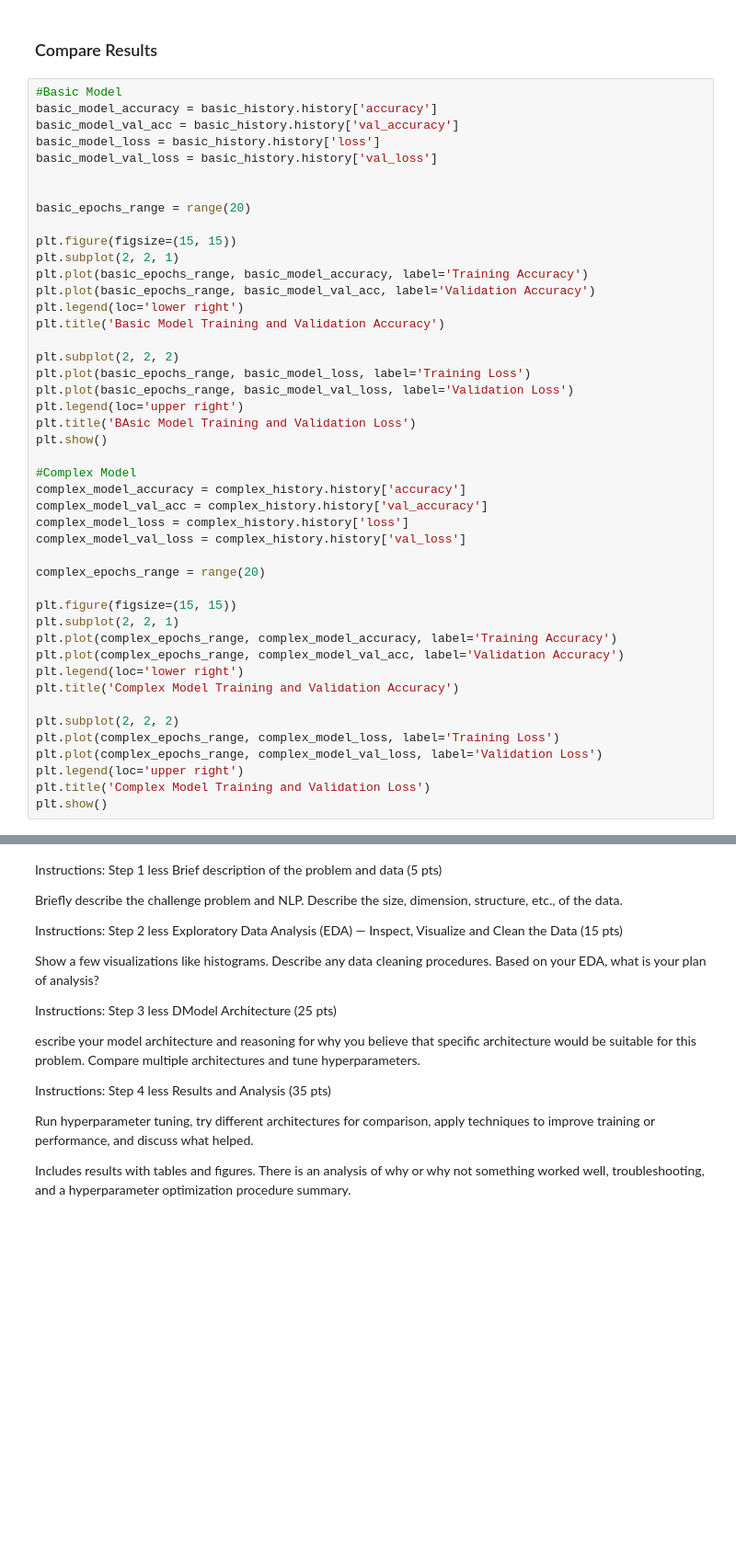
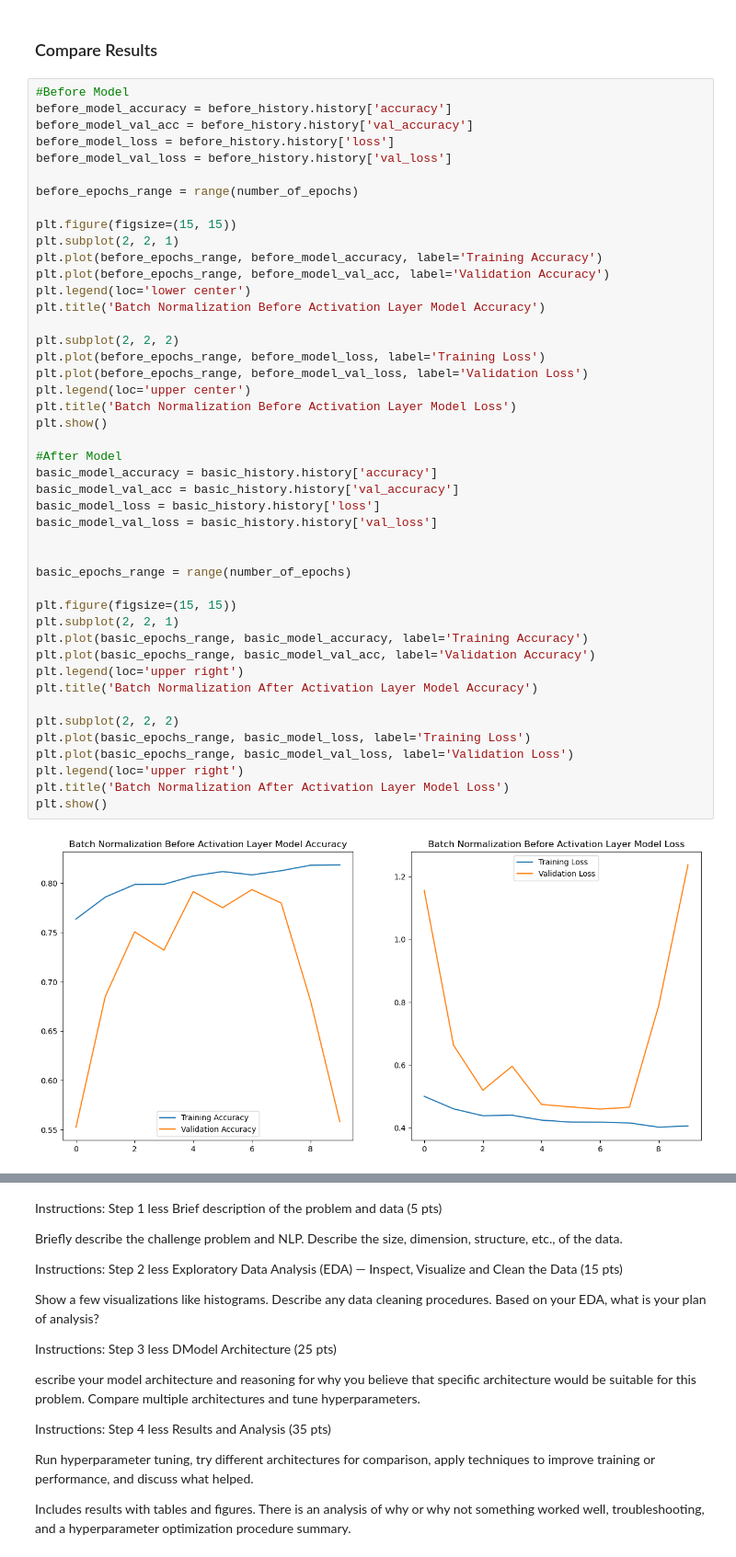
Before and after one commit to jmskeet/5511-Assignment-3, a Jupyter notebook: assignment3.ipynb, the cells around one changed output, grey strips where cells are left out. Shown: that part at 92% size. Cells and saved outputs as stored; diff of their text form; blank space fills up the shorter version.

```diff
--- a/assignment3.ipynb
+++ b/assignment3.ipynb
@@ -332,47 +375,49 @@ NameError: name 'train_generator' is not defined
 # %% [markdown]
 ### Compare Results
 # %%
-#Basic Model
+#Before Model
+before_model_accuracy = before_history.history['accuracy']
+before_model_val_acc = before_history.history['val_accuracy']
+before_model_loss = before_history.history['loss']
+before_model_val_loss = before_history.history['val_loss']
+
+before_epochs_range = range(number_of_epochs)
+
+plt.figure(figsize=(15, 15))
+plt.subplot(2, 2, 1)
+plt.plot(before_epochs_range, before_model_accuracy, label='Training Accuracy')
+plt.plot(before_epochs_range, before_model_val_acc, label='Validation Accuracy')
+plt.legend(loc='lower center')
+plt.title('Batch Normalization Before Activation Layer Model Accuracy')
+
+plt.subplot(2, 2, 2)
+plt.plot(before_epochs_range, before_model_loss, label='Training Loss')
+plt.plot(before_epochs_range, before_model_val_loss, label='Validation Loss')
+plt.legend(loc='upper center')
+plt.title('Batch Normalization Before Activation Layer Model Loss')
+plt.show()
+
+#After Model
 basic_model_accuracy = basic_history.history['accuracy']
 basic_model_val_acc = basic_history.history['val_accuracy']
 basic_model_loss = basic_history.history['loss']
 basic_model_val_loss = basic_history.history['val_loss']
 
 
-basic_epochs_range = range(20)
+basic_epochs_range = range(number_of_epochs)
 
 plt.figure(figsize=(15, 15))
 plt.subplot(2, 2, 1)
 plt.plot(basic_epochs_range, basic_model_accuracy, label='Training Accuracy')
 plt.plot(basic_epochs_range, basic_model_val_acc, label='Validation Accuracy')
-plt.legend(loc='lower right')
-plt.title('Basic Model Training and Validation Accuracy')
+plt.legend(loc='upper right')
+plt.title('Batch Normalization After Activation Layer Model Accuracy')
 
 plt.subplot(2, 2, 2)
 plt.plot(basic_epochs_range, basic_model_loss, label='Training Loss')
 plt.plot(basic_epochs_range, basic_model_val_loss, label='Validation Loss')
 plt.legend(loc='upper right')
-plt.title('BAsic Model Training and Validation Loss')
+plt.title('Batch Normalization After Activation Layer Model Loss')
 plt.show()
-
-#Complex Model
-complex_model_accuracy = complex_history.history['accuracy']
-complex_model_val_acc = complex_history.history['val_accuracy']
-complex_model_loss = complex_history.history['loss']
-complex_model_val_loss = complex_history.history['val_loss']
-
-complex_epochs_range = range(20)
-
-plt.figure(figsize=(15, 15))
-plt.subplot(2, 2, 1)
-plt.plot(complex_epochs_range, complex_model_accuracy, label='Training Accuracy')
-plt.plot(complex_epochs_range, complex_model_val_acc, label='Validation Accuracy')
-plt.legend(loc='lower right')
-plt.title('Complex Model Training and Validation Accuracy')
-
-plt.subplot(2, 2, 2)
-plt.plot(complex_epochs_range, complex_model_loss, label='Training Loss')
-plt.plot(complex_epochs_range, complex_model_val_loss, label='Validation Loss')
-plt.legend(loc='upper right')
-plt.title('Complex Model Training and Validation Loss')
-plt.show()
+# %% [output]
+[figure, added]
```
Also changed, not shown: parts of 10 cells of this notebook.
